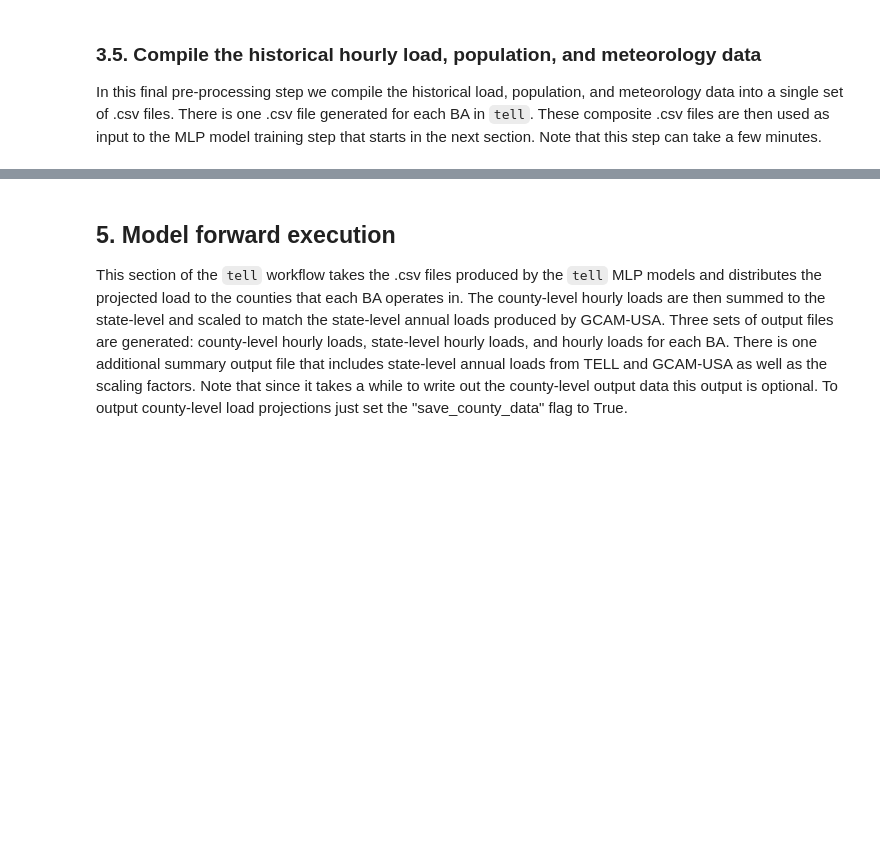
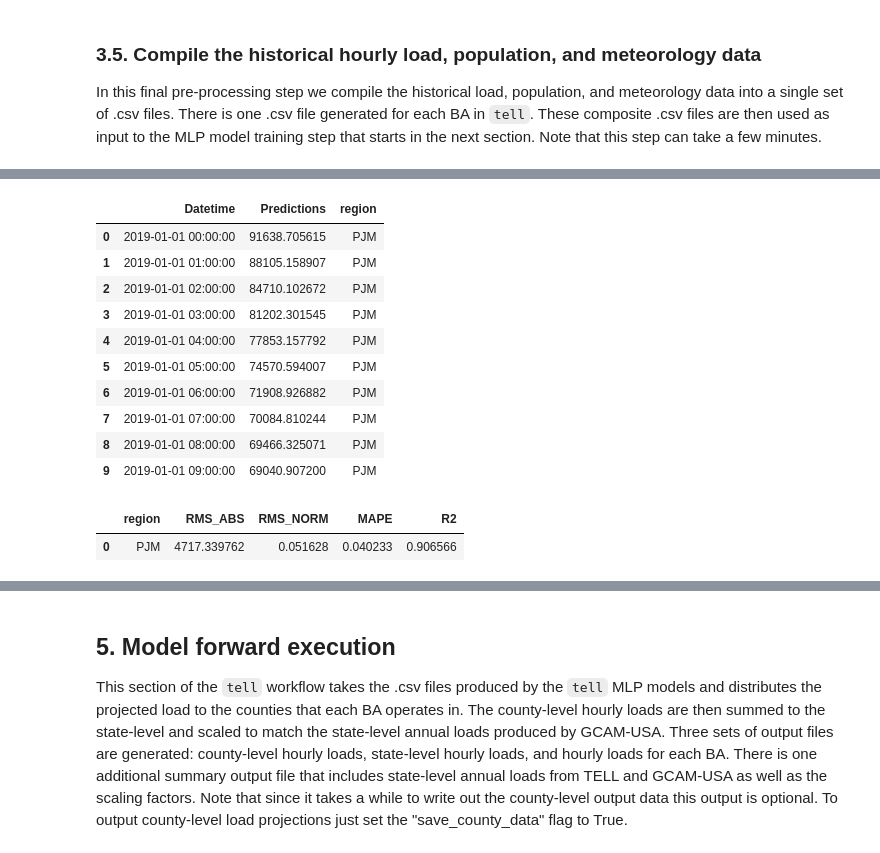
Before and after one commit to IMMM-SFA/tell, a Jupyter notebook: notebooks/tell_quickstarter.ipynb, the cells around one changed output, grey strips where cells are left out. Saved outputs shown, nothing was run; the diff lists cells and outputs as text; code cells hidden in the pictures; blank space fills up the shorter version.

```diff
--- a/notebooks/tell_quickstarter.ipynb
+++ b/notebooks/tell_quickstarter.ipynb
@@ -103,14 +106,24 @@ This step takes the data processed and compiled above and runs a multilayer perc
 # %%
-# create the directory for the mlp output
-mlp_output_dir =  os.path.join(current_dir, r'outputs', r'mlp_output')
+# Run the MLP training step for a single BA (i.e., "region"):
+[prediction_df, validation_df] = tell.predict(region = 'PJM',
+                                              data_dir = os.path.join(tell_data_dir, r'outputs', r'compiled_historical_data'))
 
-if not os.path.exists(mlp_output_dir):
-   os.makedirs(mlp_output_dir)
+# View the head of the prediction dataframe that contains the time-series of projected load in the evaluation year:
+display(prediction_df.head(10))
 
-# specify the parameters of the MLP model
-batch_run = True
-target_ba_list = ('AECI', 'SWPP', 'TAL')
-generate_plots = True
-start_time = "2019-01-01 00:00:00"
-end_time = "2019-12-31 23:00:00"
-split_time = "2019-06-01 00:00:00"
+# View validation dataframe that contains error statistics for the trained model:
+validation_df
+# %% [output]
+|  | Datetime | Predictions | region |
+| 0 | 2019-01-01 00:00:00 | 91638.705615 | PJM |
+| 1 | 2019-01-01 01:00:00 | 88105.158907 | PJM |
+| 2 | 2019-01-01 02:00:00 | 84710.102672 | PJM |
+| 3 | 2019-01-01 03:00:00 | 81202.301545 | PJM |
+| 4 | 2019-01-01 04:00:00 | 77853.157792 | PJM |
+| 5 | 2019-01-01 05:00:00 | 74570.594007 | PJM |
+| 6 | 2019-01-01 06:00:00 | 71908.926882 | PJM |
+| 7 | 2019-01-01 07:00:00 | 70084.810244 | PJM |
+| 8 | 2019-01-01 08:00:00 | 69466.325071 | PJM |
+| 9 | 2019-01-01 09:00:00 | 69040.907200 | PJM |
+|  | region | RMS_ABS | RMS_NORM | MAPE | R2 |
+| 0 | PJM | 4717.339762 | 0.051628 | 0.040233 | 0.906566 |
```
Also changed, not shown: parts of 8 cells of this notebook, 2 other files.
